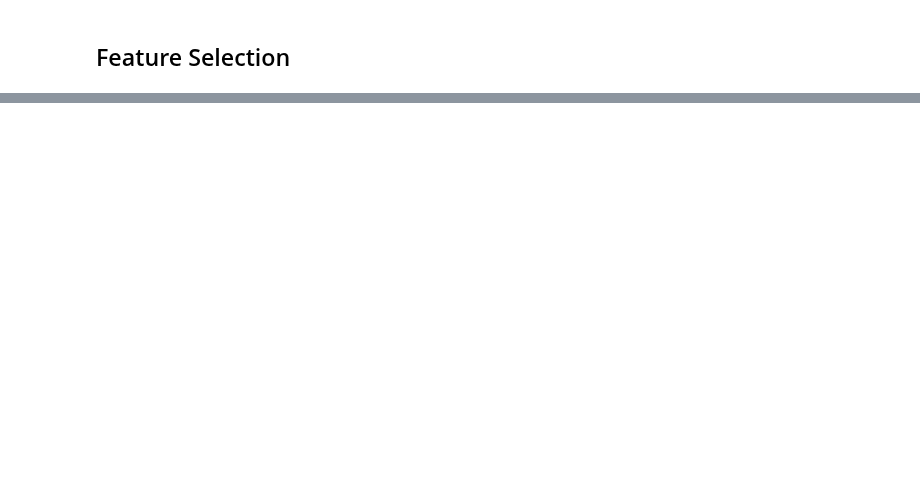
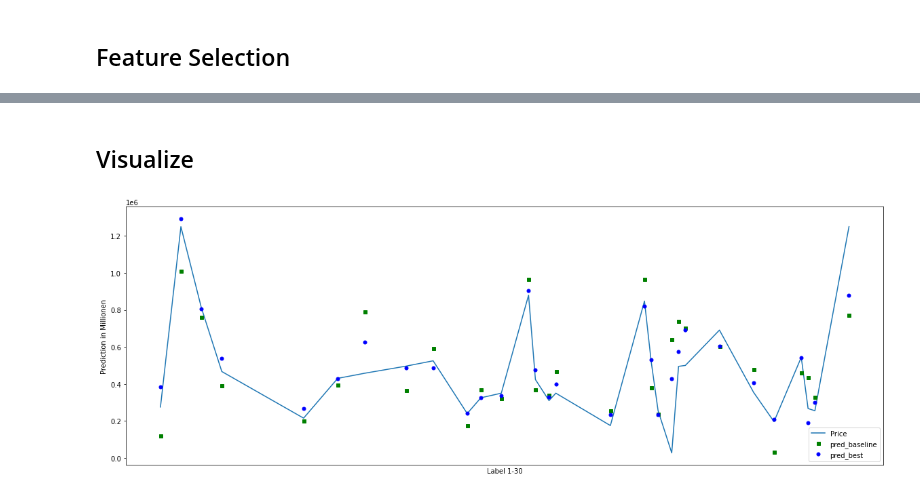
Before and after one commit to robring/advancedDatascience_CaseStudy, a Jupyter notebook: 02_Modeling_grid_search.ipynb, the cells around one changed output, grey strips where cells are left out. Cells and saved outputs as stored; diff of their text form; code cells hidden in the pictures; blank space fills up the shorter version.

```diff
--- a/02_Modeling_grid_search.ipynb
+++ b/02_Modeling_grid_search.ipynb
@@ -68,0 +71,16 @@ done
+# %%
+import matplotlib.pyplot as plt
+
+X, y = df.drop(columns=["price", "date"]), df["price"]
+X_train_base, X_test_base, y_train_base, y_test_base = train_test_split(X, y, test_size = 0.25, random_state=1)
+
+#initialize and fit a linear regression model object using the first 200 examples
+reg_base = LinearRegression()
+reg_base.fit(X_train_base, y_train_base)
+
+# evaluate the model
+ypred_base = reg_base.predict(X_test_base)
+
+# evaluate predictions
+mae_base = mean_absolute_error(y_test_base, ypred_base)
+print(f'MAE for Baseline Regressionmodel: {mae_base}')
@@ -381,0 +441,47 @@ Model: Lasso(alpha=5) Combination: ('db_scan_4_500_0.4_8', 'noise_5_5_10') Featu
+# %% [markdown]
+## Visualize
+# %%
+#Best Model
+df_baseline = X_test_base
+df_best = X_test_base[loaded_object.get_features()]
+loaded_object.train()
+reg_best = loaded_object.get_model()
+
+pre_best = reg_best.predict(df_best)
+
+df_baseline["price"] = y_test_base.values
+df_baseline
+
+df_baseline["pred_best"] = pre_best
+df_baseline["diff_best"] = df_baseline["price"] - df_baseline["pred_best"]
+
+#baseline Model
+
+df_baseline["pred_base"] = ypred_base
+df_baseline["diff_base"] = df_baseline["price"] - df_baseline["pred_base"]
+
+plt.figure(figsize=(20,7))
+#Prediction der Modelle für die ersten 20 Zeilen
+x = 150
+w = 120
+df_baseline = df_baseline.sort_index(ascending=True)
+real = df_baseline.iloc[w:x, df_baseline.columns.get_loc("price")]
+pred_base = df_baseline.iloc[w:x, df_baseline.columns.get_loc("pred_base")]
+diff_base = df_baseline.iloc[w:x, df_baseline.columns.get_loc("diff_base")]
+pred_best = df_baseline.iloc[w:x, df_baseline.columns.get_loc("pred_best")]
+diff_best = df_baseline.iloc[w:x, df_baseline.columns.get_loc("diff_best")]
+
+plt.plot(real, label="Price")
+plt.plot(pred_base, "gs", ms=5, label="pred_baseline")
+#plt.plot(diff_base, "gs", ms=5, label="diff_baseline")
+plt.plot(pred_best, "bo", ms=5, label="pred_best")
+#plt.plot(diff_best, "bo", ms=5, label="diff_best")
+
+plt.tick_params(axis="x", which="both", bottom=False, top=False, labelbottom=False)
+plt.ylabel("Prediction in Millionen")
+plt.xlabel("Label 1-30")
+plt.legend(loc="best")
+
+plt.show()
+# %% [output]
+[figure, added]
```
Also changed, not shown: parts of 25 cells of this notebook, 5 other files.
